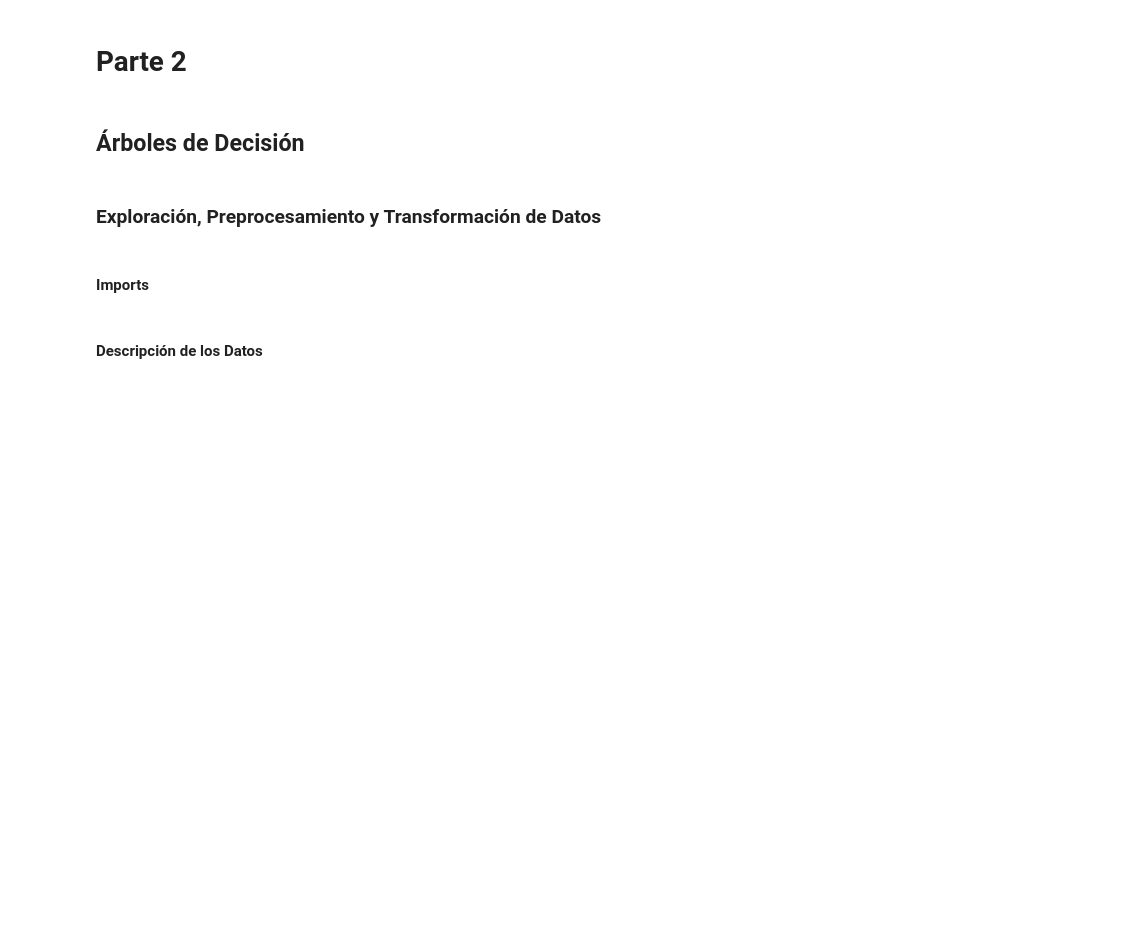
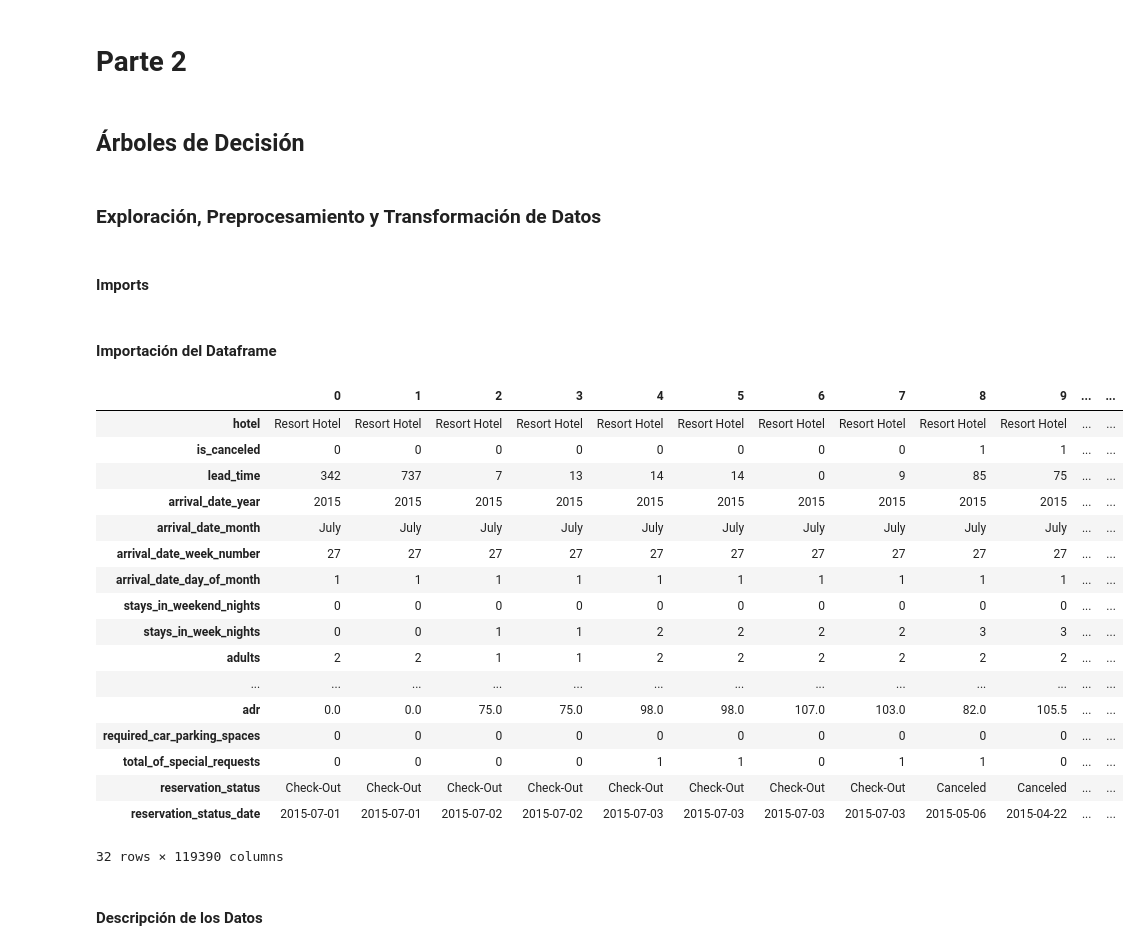
Before and after one commit to Jonathan-R0/TP2-OrganizacionDeDatos, a Jupyter notebook: src/Parte2.ipynb, the cells around one changed output. Saved outputs shown, nothing was run; the diff lists cells and outputs as text; code cells hidden in the pictures; blank space fills up the shorter version.

```diff
--- a/src/Parte2.ipynb
+++ b/src/Parte2.ipynb
@@ -41,5 +41,30 @@ import warnings
 warnings.simplefilter(action='ignore', category=FutureWarning)
 
 import joblib
+# %% [markdown]
+#### Importación del Dataframe
+# %%
+df = pd.read_csv('../csv/hotel_bookings.csv', encoding='latin-1')
+bookings = df.copy()
+bookings.T
+# %% [output]
+|  | 0 | 1 | 2 | 3 | 4 | 5 | 6 | 7 | 8 | 9 | ... | ... |
+| hotel | Resort Hotel | Resort Hotel | Resort Hotel | Resort Hotel | Resort Hotel | Resort Hotel | Resort Hotel | Resort Hotel | Resort Hotel | Resort Hotel | ... | ... |
+| is_canceled | 0 | 0 | 0 | 0 | 0 | 0 | 0 | 0 | 1 | 1 | ... | ... |
+| lead_time | 342 | 737 | 7 | 13 | 14 | 14 | 0 | 9 | 85 | 75 | ... | ... |
+| arrival_date_year | 2015 | 2015 | 2015 | 2015 | 2015 | 2015 | 2015 | 2015 | 2015 | 2015 | ... | ... |
+| arrival_date_month | July | July | July | July | July | July | July | July | July | July | ... | ... |
+| arrival_date_week_number | 27 | 27 | 27 | 27 | 27 | 27 | 27 | 27 | 27 | 27 | ... | ... |
+| arrival_date_day_of_month | 1 | 1 | 1 | 1 | 1 | 1 | 1 | 1 | 1 | 1 | ... | ... |
+| stays_in_weekend_nights | 0 | 0 | 0 | 0 | 0 | 0 | 0 | 0 | 0 | 0 | ... | ... |
+| stays_in_week_nights | 0 | 0 | 1 | 1 | 2 | 2 | 2 | 2 | 3 | 3 | ... | ... |
+| adults | 2 | 2 | 1 | 1 | 2 | 2 | 2 | 2 | 2 | 2 | ... | ... |
+| ... | ... | ... | ... | ... | ... | ... | ... | ... | ... | ... | ... | ... |
+| adr | 0.0 | 0.0 | 75.0 | 75.0 | 98.0 | 98.0 | 107.0 | 103.0 | 82.0 | 105.5 | ... | ... |
+| required_car_parking_spaces | 0 | 0 | 0 | 0 | 0 | 0 | 0 | 0 | 0 | 0 | ... | ... |
+| total_of_special_requests | 0 | 0 | 0 | 0 | 1 | 1 | 0 | 1 | 1 | 0 | ... | ... |
+| reservation_status | Check-Out | Check-Out | Check-Out | Check-Out | Check-Out | Check-Out | Check-Out | Check-Out | Canceled | Canceled | ... | ... |
+| reservation_status_date | 2015-07-01 | 2015-07-01 | 2015-07-02 | 2015-07-02 | 2015-07-03 | 2015-07-03 | 2015-07-03 | 2015-07-03 | 2015-05-06 | 2015-04-22 | ... | ... |
+32 rows × 119390 columns
 # %% [markdown]
 #### Descripción de los Datos
```
Also changed, not shown: parts of 1 cell of this notebook.
